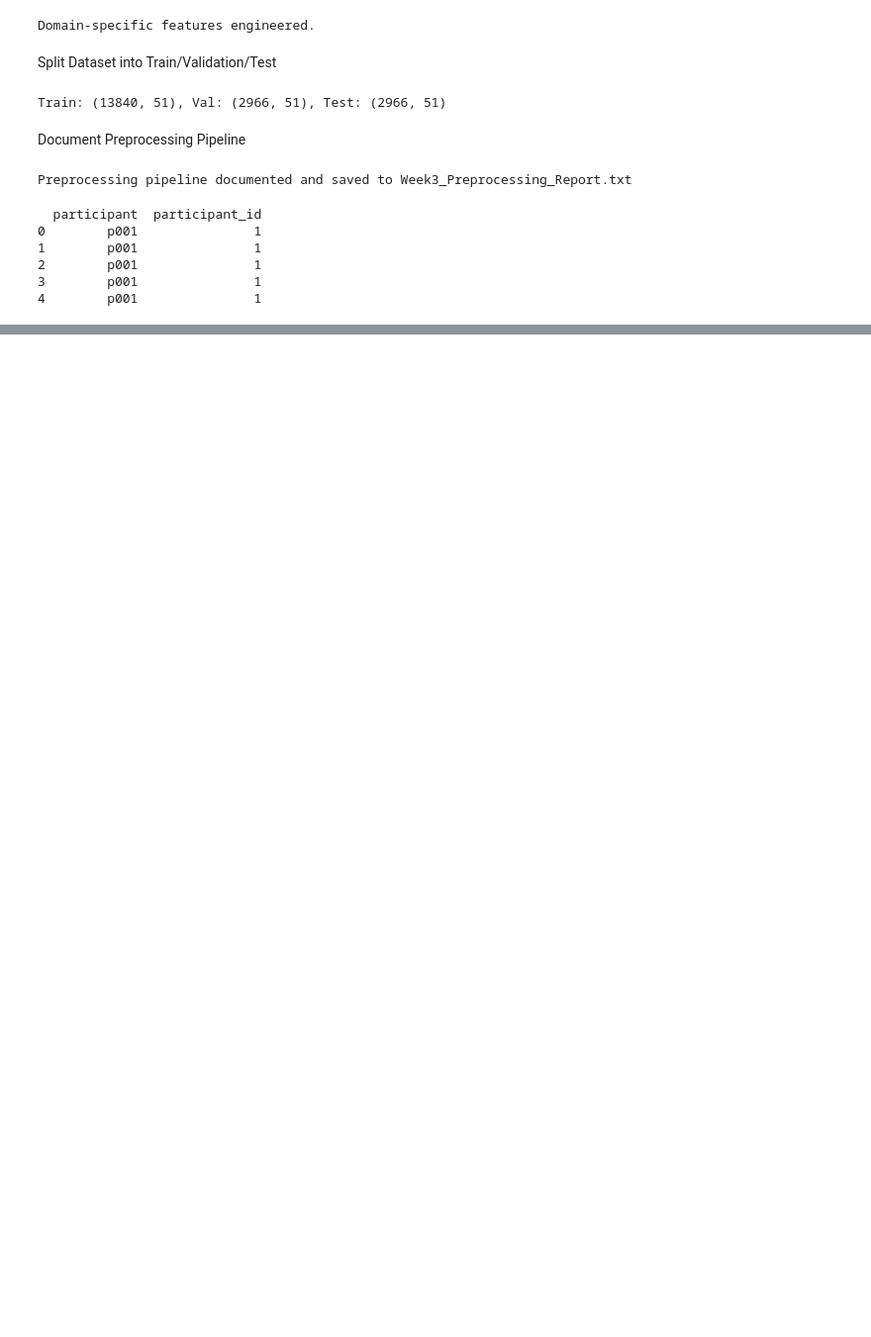
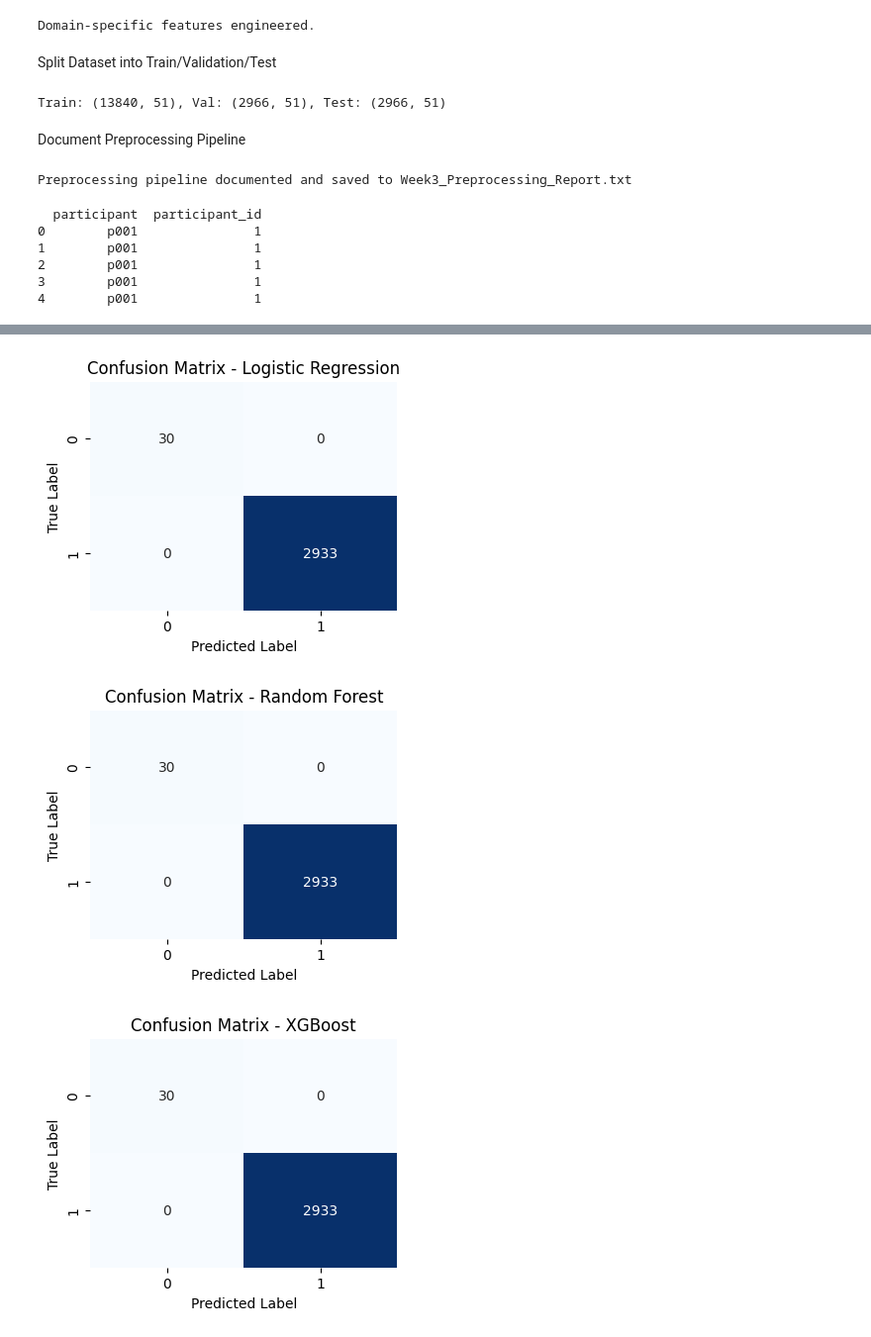
Before and after one commit to sujanpmonger-lab/Keystroke-Dynamics, a Jupyter notebook: Keystroke_Dynamics.ipynb, the cells around one changed output, grey strips where cells are left out. Shown at 99% size. Cells and saved outputs as stored; diff of their text form; code cells hidden in the pictures; blank space fills up the shorter version.

```diff
--- a/Keystroke_Dynamics.ipynb
+++ b/Keystroke_Dynamics.ipynb
@@ -480,0 +500,6 @@ fixed_text_df['label'] = fixed_text_df['participant_id'].apply(
+# %%
+# Select all numeric columns except IDs and label
+exclude_cols = ['participant_id', 'label']
+timing_cols = [col for col in fixed_text_df.select_dtypes(include=['number']).columns if col not in exclude_cols]
+
+print("Detected timing columns:", timing_cols[:10], "...")  # preview first 10
@@ -480,0 +518,9 @@ fixed_text_df['label'] = fixed_text_df['participant_id'].apply(
+# %%
+from sklearn.preprocessing import StandardScaler
+
+num_cols = fixed_text_df.select_dtypes(include=['number']).columns  # all numeric features
+
+scaler = StandardScaler()
+fixed_text_df[num_cols] = scaler.fit_transform(fixed_text_df[num_cols])
+
+print("✅ All timing features normalized/standardized")
@@ -480,0 +1013,19 @@ fixed_text_df['label'] = fixed_text_df['participant_id'].apply(
+# %%
+#6. Evaluation Metrics
+import matplotlib.pyplot as plt
+import seaborn as sns
+from sklearn.metrics import (
+    classification_report, confusion_matrix, roc_curve, auc, RocCurveDisplay
+)
+
+models = {
+    "Logistic Regression": (lr, y_pred_lr),
+    "Random Forest": (rf, y_pred_rf),
+    "XGBoost": (xgb_clf, y_pred_xgb),
+    "SVM": (svm_clf, y_pred_svm)
+}
+
+# --- Precision, Recall, F1 per model ---
+for name, (model, y_pred) in models.items():
+    print(f"\n=== {name} ===")
+    print(classification_report(y_test, y_pred))
@@ -480,0 +1050,14 @@ fixed_text_df['label'] = fixed_text_df['participant_id'].apply(
+# %%
+#Confusion Matrix for Each Model
+for name, (model, y_pred) in models.items():
+    cm = confusion_matrix(y_test, y_pred)
+    plt.figure(figsize=(4,3))
+    sns.heatmap(cm, annot=True, fmt="d", cmap="Blues", cbar=False)
+    plt.title(f"Confusion Matrix - {name}")
+    plt.xlabel("Predicted Label")
+    plt.ylabel("True Label")
+    plt.show()
+# %% [output]
+[figure, added]
+[figure, added]
+[figure, added]
```
Also changed, not shown: parts of 16 cells of this notebook.
